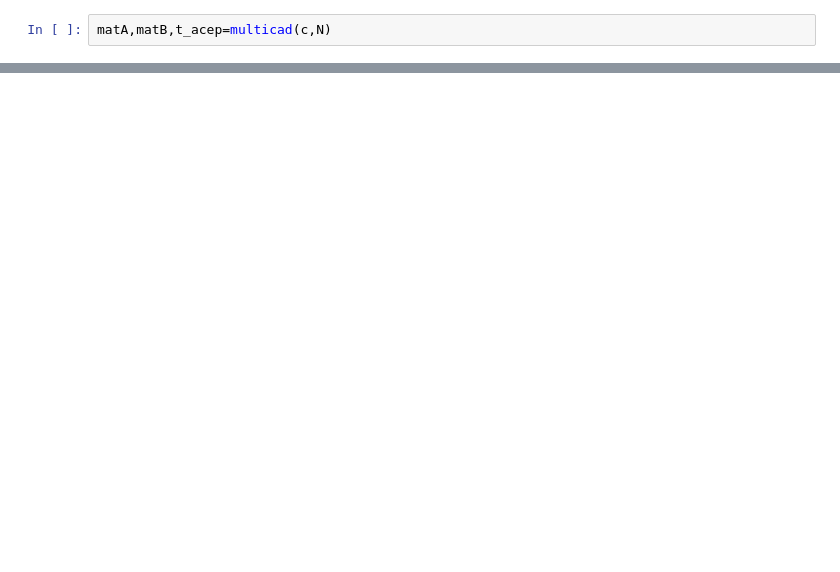
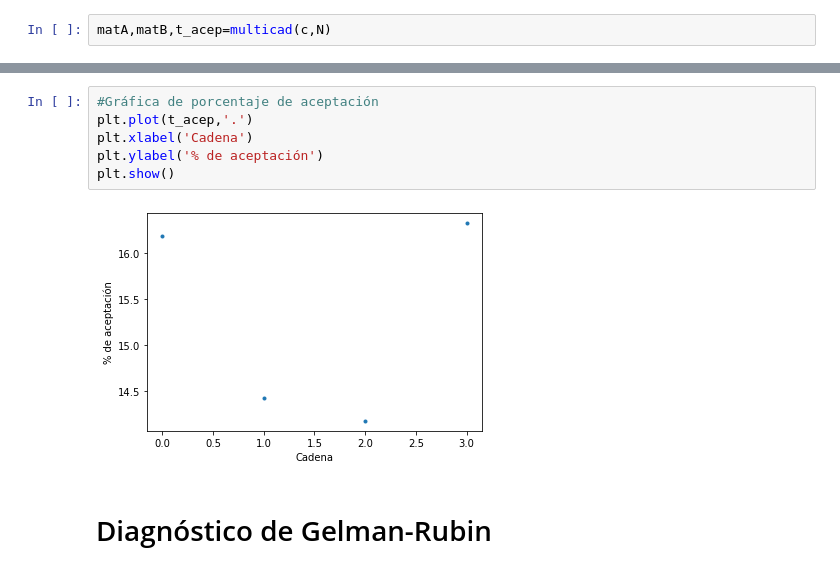
Before and after one commit to DCIDA2019/dcida2020ii-JJRamirezR, a Jupyter notebook: Oct23/MCMC_2.ipynb, the cells around one changed output, grey strips where cells are left out. Saved outputs shown, nothing was run; the diff lists cells and outputs as text; blank space fills up the shorter version.

```diff
--- a/Oct23/MCMC_2.ipynb
+++ b/Oct23/MCMC_2.ipynb
@@ -102,0 +124,10 @@ plt.plot(t_acep,'.')
+# %%
+#Gráfica de porcentaje de aceptación
+plt.plot(t_acep,'.')
+plt.xlabel('Cadena')
+plt.ylabel('% de aceptación')
+plt.show()
+# %% [output]
+[figure, added]
+# %% [markdown]
+# Diagnóstico de Gelman-Rubin
```
Also changed, not shown: parts of 10 cells of this notebook.
